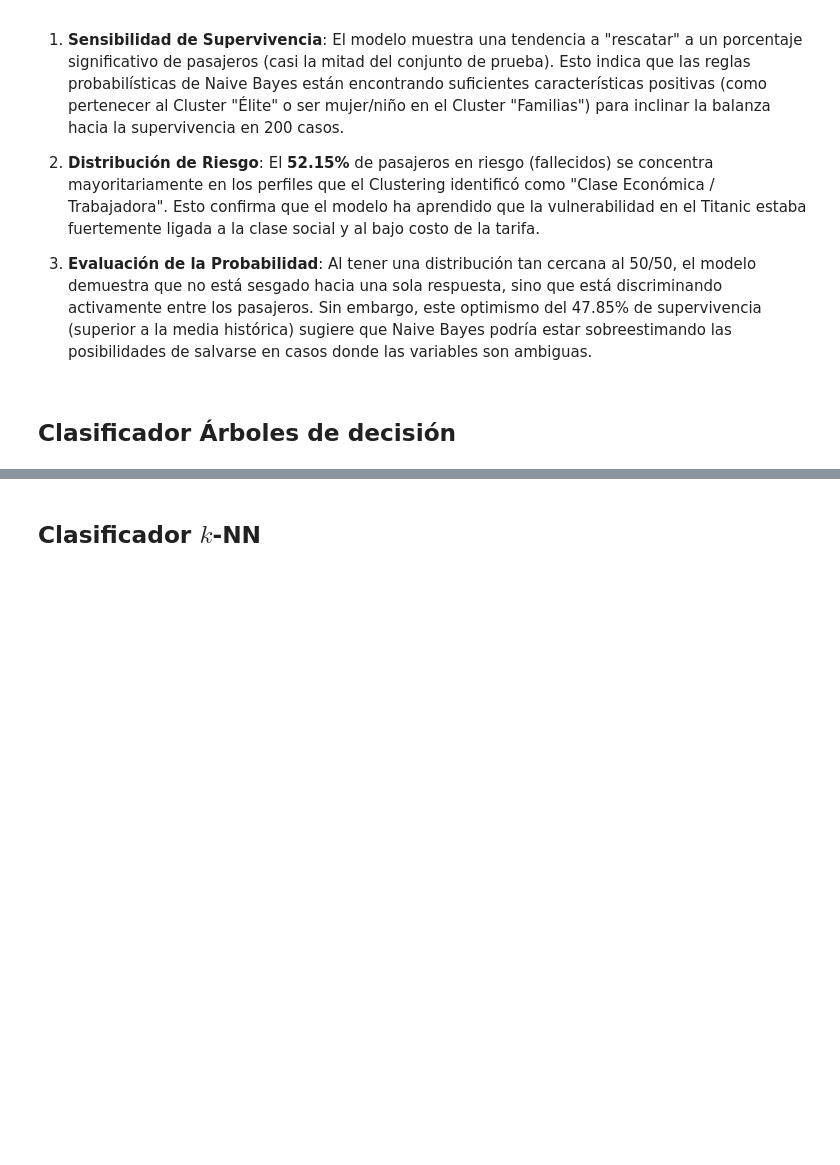
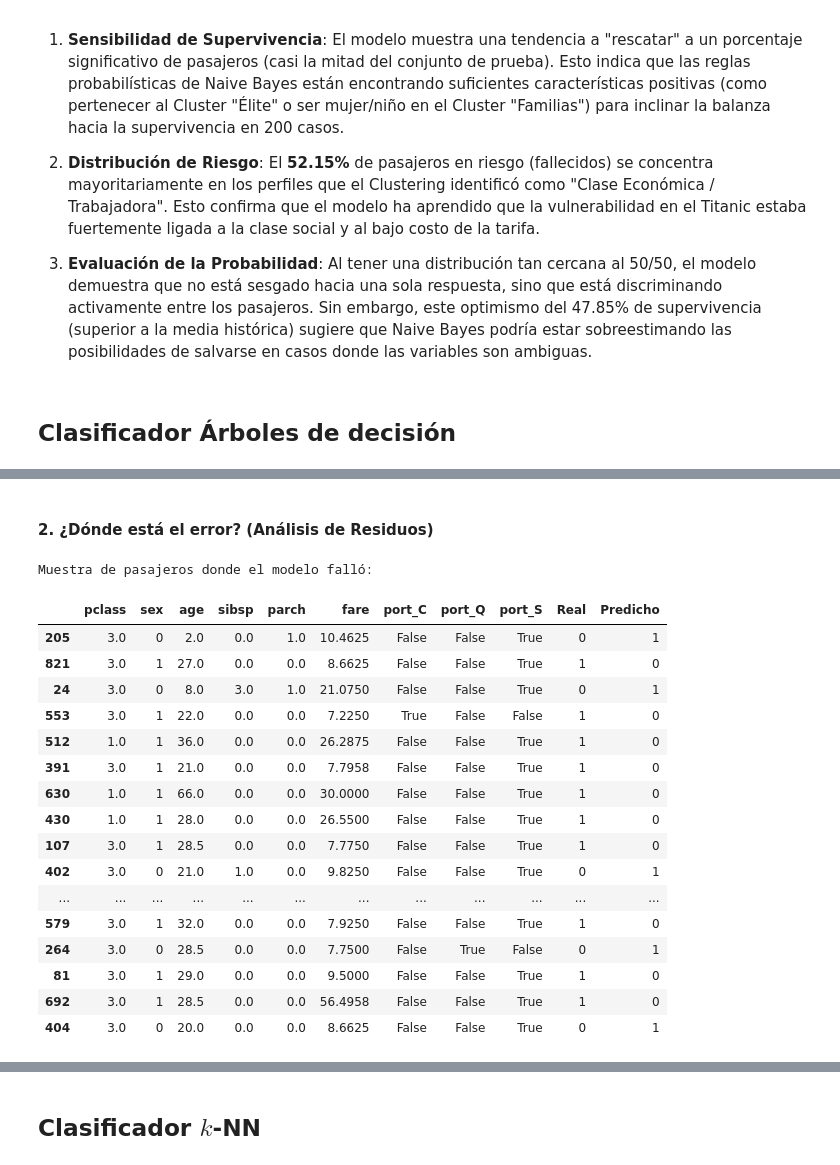
Before and after one commit to duvan1026/Titanic_Big_Data, a Jupyter notebook: ABD_CastroBautistaDuvanDario.ipynb, the cells around one changed output, grey strips where cells are left out. Drawn from its saved outputs; the diff is of its cells as text; code cells hidden in the pictures; blank space fills up the shorter version.

```diff
--- a/ABD_CastroBautistaDuvanDario.ipynb
+++ b/ABD_CastroBautistaDuvanDario.ipynb
@@ -2192,0 +2242,33 @@ Aplicar el modelo al conjunto test para clasificar esas nuevas observaciones y o
+# %% [markdown]
+#### 2. ¿Dónde está el error? (Análisis de Residuos)
+# %%
+# Identificar las filas donde la predicción fue distinta al valor real
+errores_mask = (Y_test != tree_model.predict(X_test))
+df_errores = X_test[errores_mask].copy()
+
+# Revertir escalado para analizar los perfiles que confunden al modelo
+df_errores[num_cols] = scaler.inverse_transform(df_errores[num_cols])
+df_errores['Real'] = Y_test[errores_mask]
+df_errores['Predicho'] = tree_model.predict(X_test)[errores_mask]
+
+print("Muestra de pasajeros donde el modelo falló:")
+display(df_errores.head(20))
+# %% [output]
+Muestra de pasajeros donde el modelo falló:
+|  | pclass | sex | age | sibsp | parch | fare | port_C | port_Q | port_S | Real | Predicho |
+| 205 | 3.0 | 0 | 2.0 | 0.0 | 1.0 | 10.4625 | False | False | True | 0 | 1 |
+| 821 | 3.0 | 1 | 27.0 | 0.0 | 0.0 | 8.6625 | False | False | True | 1 | 0 |
+| 24 | 3.0 | 0 | 8.0 | 3.0 | 1.0 | 21.0750 | False | False | True | 0 | 1 |
+| 553 | 3.0 | 1 | 22.0 | 0.0 | 0.0 | 7.2250 | True | False | False | 1 | 0 |
+| 512 | 1.0 | 1 | 36.0 | 0.0 | 0.0 | 26.2875 | False | False | True | 1 | 0 |
+| 391 | 3.0 | 1 | 21.0 | 0.0 | 0.0 | 7.7958 | False | False | True | 1 | 0 |
+| 630 | 1.0 | 1 | 66.0 | 0.0 | 0.0 | 30.0000 | False | False | True | 1 | 0 |
+| 430 | 1.0 | 1 | 28.0 | 0.0 | 0.0 | 26.5500 | False | False | True | 1 | 0 |
+| 107 | 3.0 | 1 | 28.5 | 0.0 | 0.0 | 7.7750 | False | False | True | 1 | 0 |
+| 402 | 3.0 | 0 | 21.0 | 1.0 | 0.0 | 9.8250 | False | False | True | 0 | 1 |
+| ... | ... | ... | ... | ... | ... | ... | ... | ... | ... | ... | ... |
+| 579 | 3.0 | 1 | 32.0 | 0.0 | 0.0 | 7.9250 | False | False | True | 1 | 0 |
+| 264 | 3.0 | 0 | 28.5 | 0.0 | 0.0 | 7.7500 | False | True | False | 0 | 1 |
+| 81 | 3.0 | 1 | 29.0 | 0.0 | 0.0 | 9.5000 | False | False | True | 1 | 0 |
+| 692 | 3.0 | 1 | 28.5 | 0.0 | 0.0 | 56.4958 | False | False | True | 1 | 0 |
+| 404 | 3.0 | 0 | 20.0 | 0.0 | 0.0 | 8.6625 | False | False | True | 0 | 1 |
```
Also changed, not shown: parts of 22 cells of this notebook.
